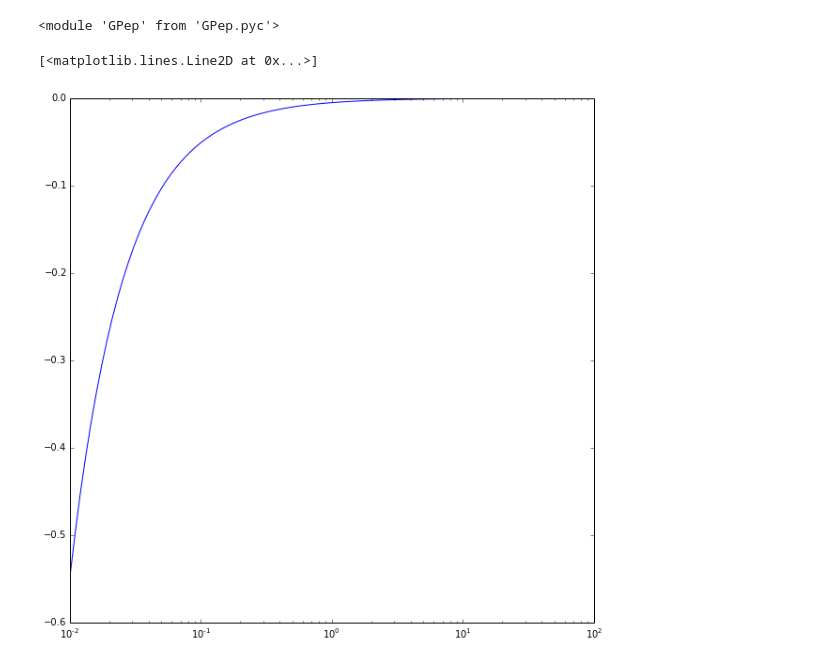
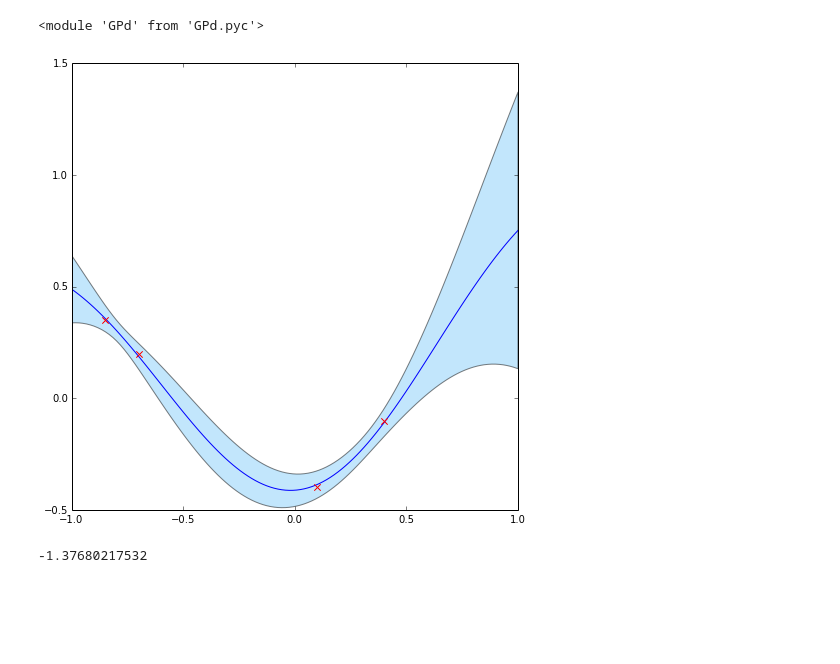
Before and after one commit to markm541374/ES, a Jupyter notebook: scatch.ipynb, the cells around one changed output. Cells and saved outputs as stored; diff of their text form; code cells hidden in the pictures; blank space fills up the shorter version.

```diff
--- a/scatch.ipynb
+++ b/scatch.ipynb
@@ -1,21 +1,29 @@
 # %%
 import scipy as sp
-from functools import partial
 from matplotlib import pyplot as plt
+import scipy.stats as sps
+import scipy.linalg as spl
 %matplotlib inline
 
 import GPep
 reload(GPep)
+import GPd
+reload(GPd)
 # %% [output]
-<module 'GPep' from 'GPep.pyc'>
+<module 'GPd' from 'GPd.pyc'>
-# %%
-x=sp.logspace(-2,2,100)
-a=0.01
-b=0.009
-f=lambda x:sp.log((a+x)/(b+x))-0.006/x
-y=map(f,x)
-plt.figure(figsize=(10,10))
-plt.semilogx(x,y)
-# %% [output]
-[<matplotlib.lines.Line2D at 0x...>]
-[figure, removed]
+# %%
+kf = GPep.gen_sqexp_k_d([1.,0.9])
+
+Xo=sp.matrix([[-0.85],[-0.7],[0.1],[0.4]])
+Yo=sp.matrix([[0.35],[0.2],[-0.4],[-0.1]])
+So=sp.matrix([[0.001],[0.001],[0.001],[0.001]])
+Do=[[sp.NaN],[sp.NaN],[sp.NaN],[sp.NaN]]
+
+g1=GPd.GPcore(Xo,Yo,So,Do,kf)
+a=GPd.plot1(g1,[-1],[1])
+# %% [output]
+[figure, added]
+# %%
+print g1.llk()
+# %% [output]
+-1.37680217532
```
Also changed, not shown: parts of 7 cells of this notebook, 4 other files.
